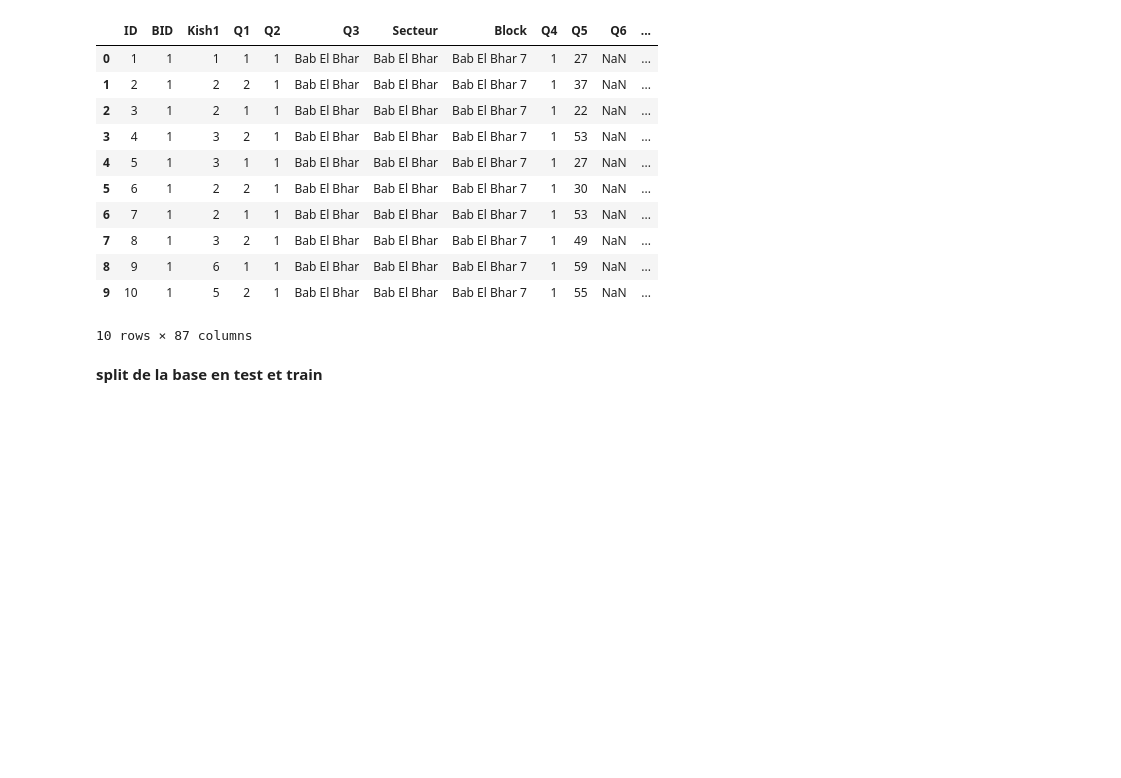
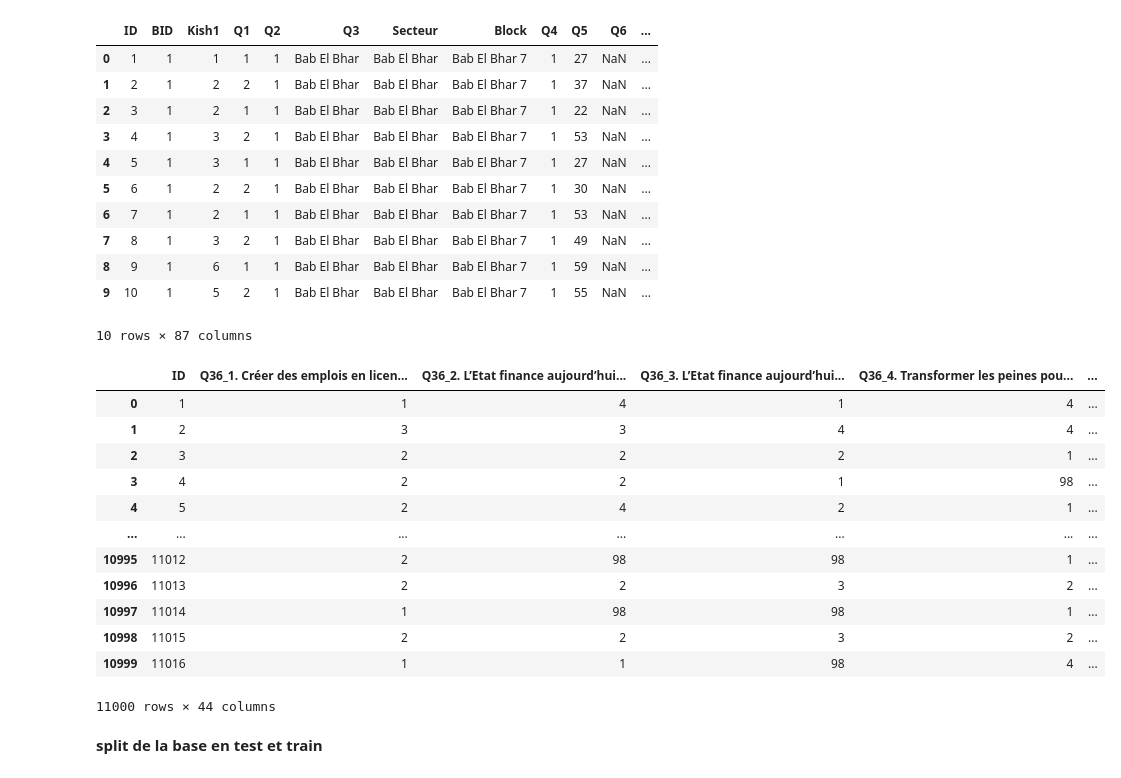
Before and after one commit to med-tz/elelction_Tunisie, a Jupyter notebook: Source.ipynb, the cells around one changed output. Drawn from its saved outputs; the diff is of its cells as text; code cells hidden in the pictures; blank space fills up the shorter version.

```diff
--- a/Source.ipynb
+++ b/Source.ipynb
@@ -22,0 +23,2 @@ Drive already mounted at /content/drive; to attempt to forcibly remount, call dr
+# %%
+Base2=pd.read_excel('/content/drive/MyDrive/stat up/Base2.xlsx')
@@ -35,6 +39,22 @@ Base.head(10)
 | 8 | 9 | 1 | 6 | 1 | 1 | Bab El Bhar | Bab El Bhar | Bab El Bhar 7 | 1 | 59 | NaN | ... |
 | 9 | 10 | 1 | 5 | 2 | 1 | Bab El Bhar | Bab El Bhar | Bab El Bhar 7 | 1 | 55 | NaN | ... |
 10 rows × 87 columns
+# %%
+Base2
+# %% [output]
+|  | ID | Q36_1. Créer des emplois en licen... | Q36_2. L’Etat finance aujourd’hui... | Q36_3. L’Etat finance aujourd’hui... | Q36_4. Transformer les peines pou... | ... |
+| 0 | 1 | 1 | 4 | 1 | 4 | ... |
+| 1 | 2 | 3 | 3 | 4 | 4 | ... |
+| 2 | 3 | 2 | 2 | 2 | 1 | ... |
+| 3 | 4 | 2 | 2 | 1 | 98 | ... |
+| 4 | 5 | 2 | 4 | 2 | 1 | ... |
+| ... | ... | ... | ... | ... | ... | ... |
+| 10995 | 11012 | 2 | 98 | 98 | 1 | ... |
+| 10996 | 11013 | 2 | 2 | 3 | 2 | ... |
+| 10997 | 11014 | 1 | 98 | 98 | 1 | ... |
+| 10998 | 11015 | 2 | 2 | 3 | 2 | ... |
+| 10999 | 11016 | 1 | 1 | 98 | 4 | ... |
+11000 rows × 44 columns
 # %% [markdown]
 **split de la base en test et train**
 # %%
```
Also changed, not shown: parts of 20 cells of this notebook.
